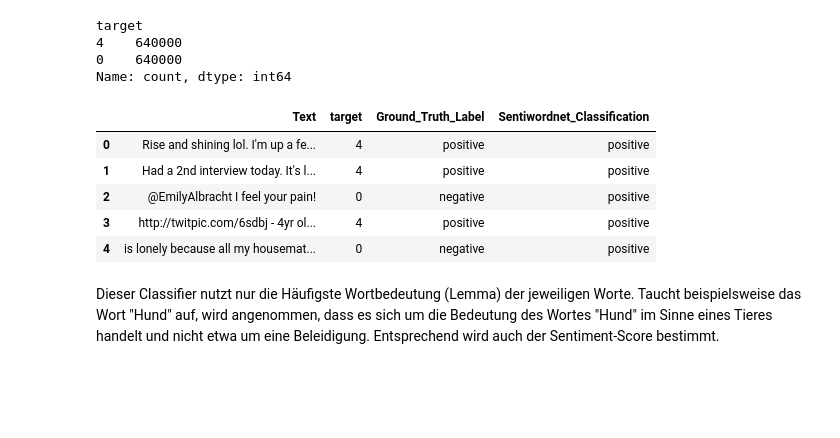
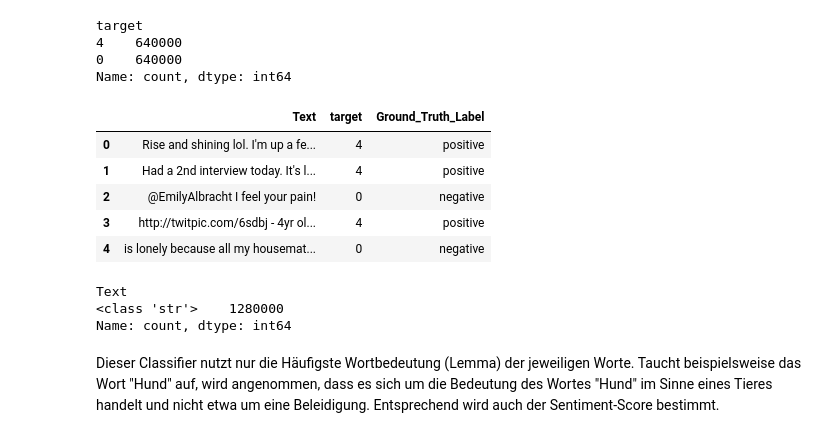
Before and after one commit to Lukas-wsc/Data-Exploration, a Jupyter notebook: Training/Rule-Based Approach/sentiwordnet_with_stopwords.ipynb, the cells around one changed output. Cells and saved outputs as stored; diff of their text form; code cells hidden in the pictures; blank space fills up the shorter version.

```diff
--- a/Training/Rule-Based Approach/sentiwordnet_with_stopwords.ipynb
+++ b/Training/Rule-Based Approach/sentiwordnet_with_stopwords.ipynb
@@ -39,7 +40,7 @@ pd.set_option('display.max_colwidth', None)
 # %% [markdown]
 Einlesen der Daten
 # %%
-df_sentiwordnet_without_stopwords = pd.read_csv('../../Data-Preparation/traindata_with_stopwords_preprocessed.csv')
+df_sentiwordnet_with_stopwords = pd.read_csv('../../Data-Preparation/traindata_with_stopwords_preprocessed.csv')
 # %% [markdown]
 Überprüfung des Datensatzes
 # %%
@@ -50,14 +51,20 @@ target
 0    640000
 Name: count, dtype: int64
 # %%
-df_sentiwordnet_without_stopwords.head()
+df_sentiwordnet_with_stopwords.head()
 # %% [output]
-|  | Text | target | Ground_Truth_Label | Sentiwordnet_Classification |
-| 0 | Rise and shining lol. I'm up a fe... | 4 | positive | positive |
-| 1 | Had a 2nd interview today. It's l... | 4 | positive | positive |
-| 2 | @EmilyAlbracht I feel your pain! | 0 | negative | positive |
-| 3 | http://twitpic.com/6sdbj - 4yr ol... | 4 | positive | positive |
-| 4 | is lonely because all my housemat... | 0 | negative | positive |
+|  | Text | target | Ground_Truth_Label |
+| 0 | Rise and shining lol. I'm up a fe... | 4 | positive |
+| 1 | Had a 2nd interview today. It's l... | 4 | positive |
+| 2 | @EmilyAlbracht I feel your pain! | 0 | negative |
+| 3 | http://twitpic.com/6sdbj - 4yr ol... | 4 | positive |
+| 4 | is lonely because all my housemat... | 0 | negative |
+# %%
+df_sentiwordnet_with_stopwords['Text'].apply(type).value_counts()
+# %% [output]
+Text
+<class 'str'>    1280000
+Name: count, dtype: int64
 # %% [markdown]
 Dieser Classifier nutzt nur die Häufigste Wortbedeutung (Lemma) der jeweiligen Worte. Taucht beispielsweise das Wort "Hund" auf, wird angenommen, dass es sich um die Bedeutung des Wortes "Hund" im Sinne eines Tieres handelt und nicht etwa um eine Beleidigung. Entsprechend wird auch der Sentiment-Score bestimmt.
 # %%
```
Also changed, not shown: parts of 9 cells of this notebook, 4 other files.
